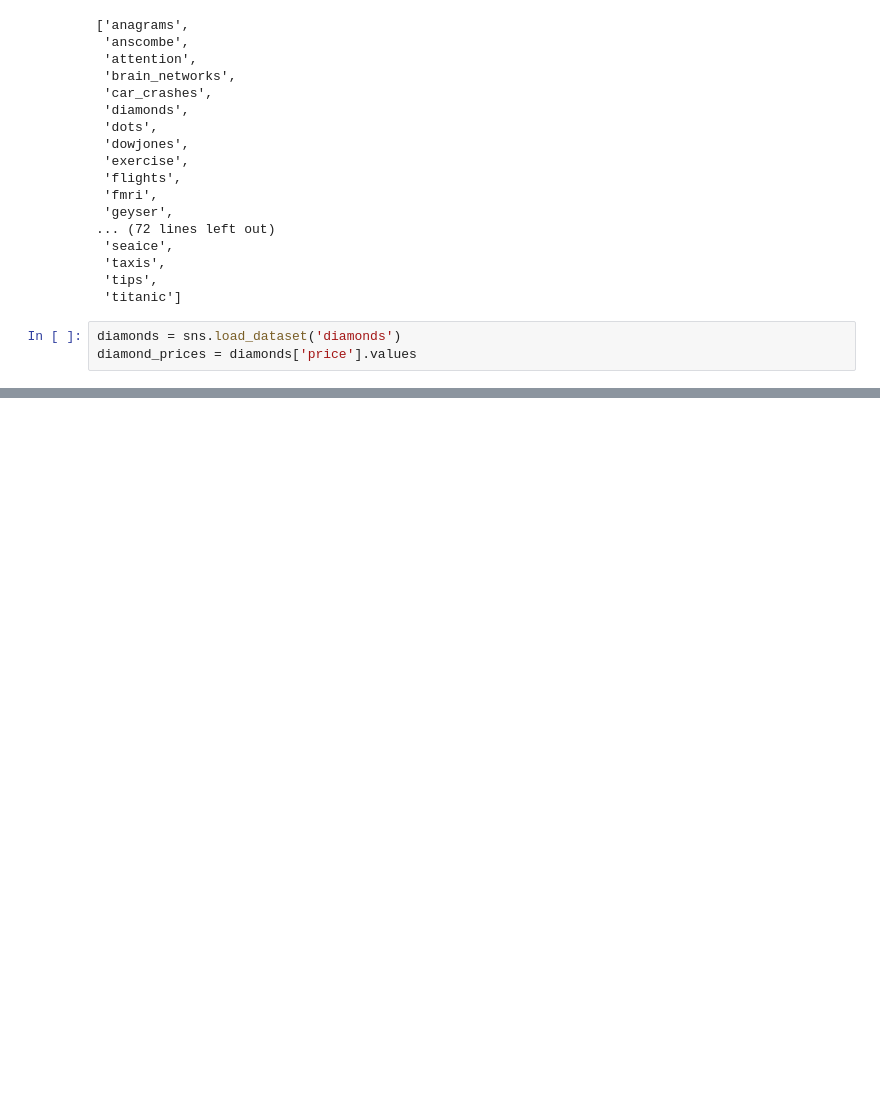
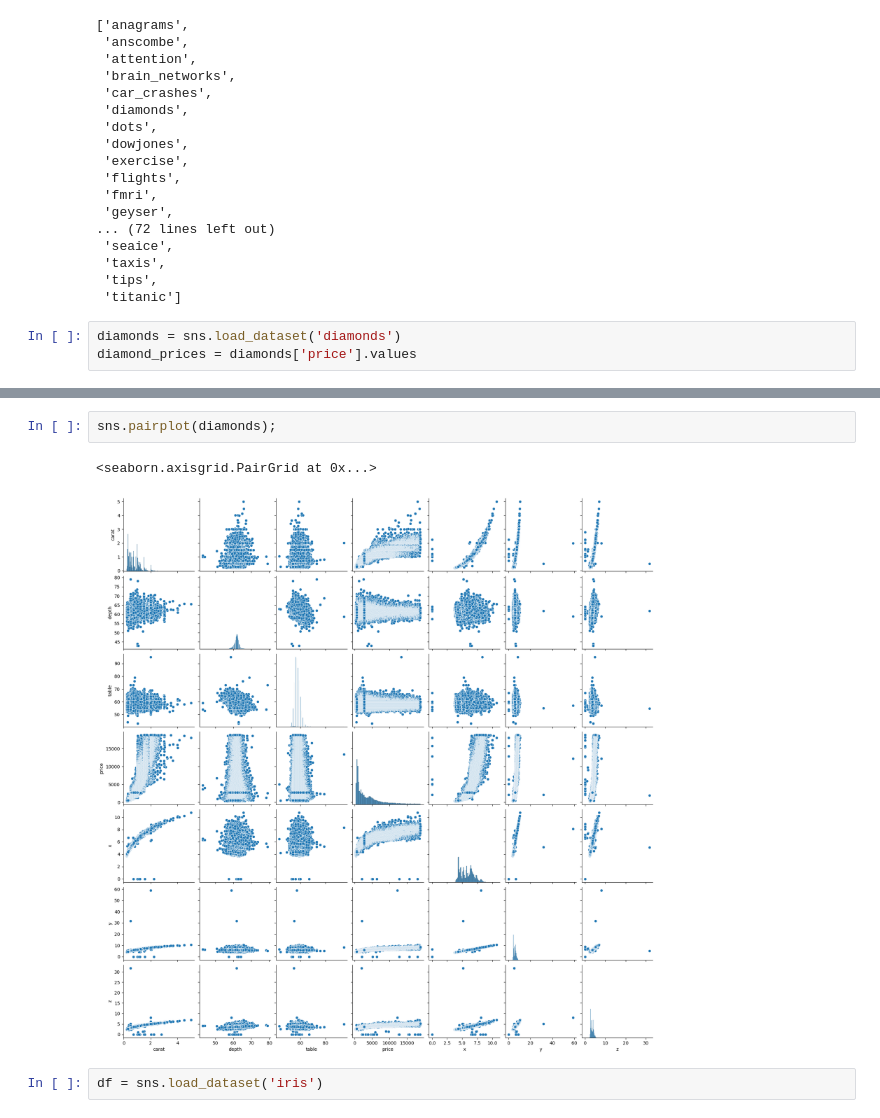
Before and after one commit to get-to-work-together/Computrain-Python-voor-Data-Science, a Jupyter notebook: Training/opdracht 1 - numpy.ipynb, the cells around one changed output, grey strips where cells are left out. Cells and saved outputs as stored; diff of their text form; blank space fills up the shorter version.

```diff
--- a/Training/opdracht 1 - numpy.ipynb
+++ b/Training/opdracht 1 - numpy.ipynb
@@ -141,0 +150,7 @@ describe(diamond_prices)
+# %%
+sns.pairplot(diamonds);
+# %% [output]
+<seaborn.axisgrid.PairGrid at 0x...>
+[figure, added]
+# %%
+df = sns.load_dataset('iris')
```
Also changed, not shown: parts of 7 cells of this notebook, 2 other files.
